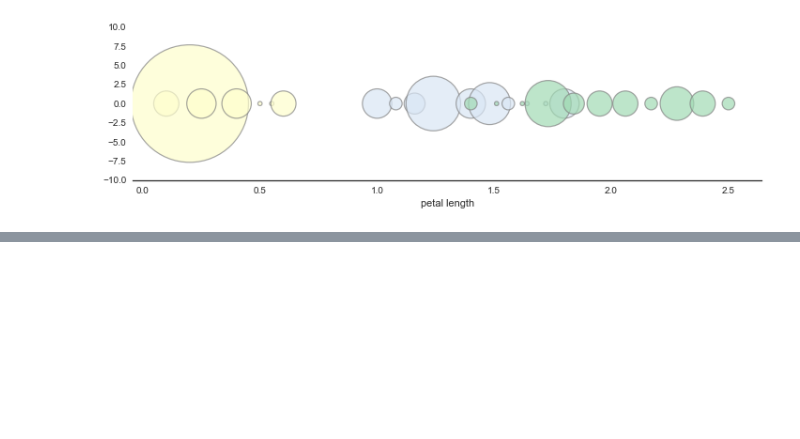
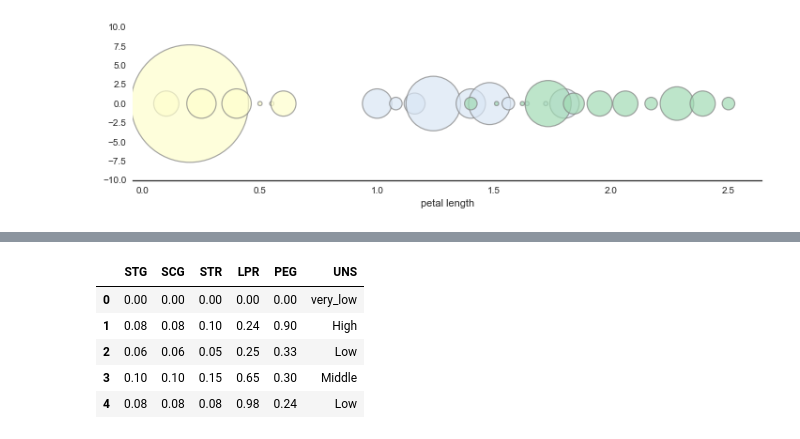
Before and after one commit to darrenzeng2012/animl, a Jupyter notebook: play.ipynb, the cells around one changed output, grey strips where cells are left out. Drawn from its saved outputs; the diff is of its cells as text; code cells hidden in the pictures; blank space fills up the shorter version.

Commit message:
add data from https://archive.ics.uci.edu/ml/datasets/User+Knowledge+Modeling

```diff
--- a/play.ipynb
+++ b/play.ipynb
@@ -418,0 +435,10 @@ NameError: name 'load_breast_cancer' is not defined
+# %%
+cancer = pd.read_csv("testdata/knowledge.csv")
+cancer.head()
+# %% [output]
+|  | STG | SCG | STR | LPR | PEG | UNS |
+| 0 | 0.00 | 0.00 | 0.00 | 0.00 | 0.00 | very_low |
+| 1 | 0.08 | 0.08 | 0.10 | 0.24 | 0.90 | High |
+| 2 | 0.06 | 0.06 | 0.05 | 0.25 | 0.33 | Low |
+| 3 | 0.10 | 0.10 | 0.15 | 0.65 | 0.30 | Middle |
+| 4 | 0.08 | 0.08 | 0.08 | 0.98 | 0.24 | Low |
```
Also changed, not shown: parts of 2 cells of this notebook, 2 other files.
